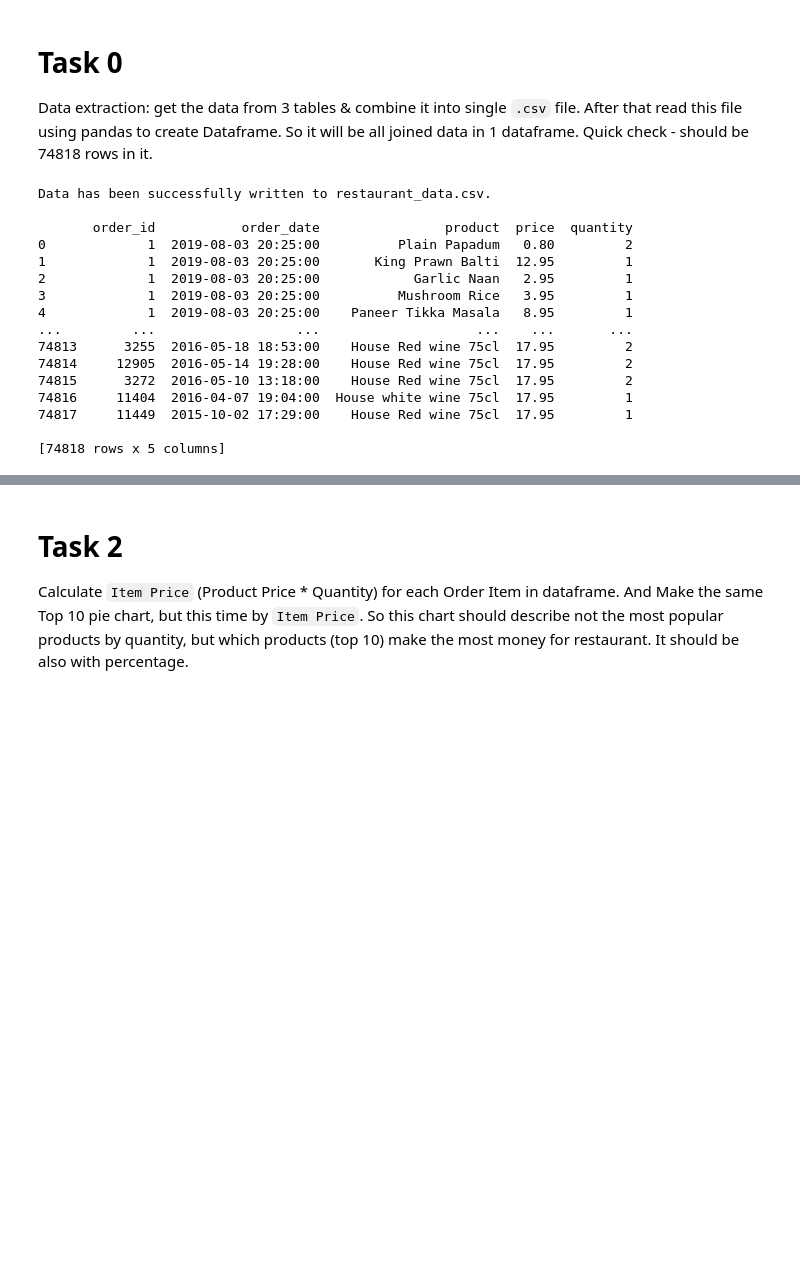
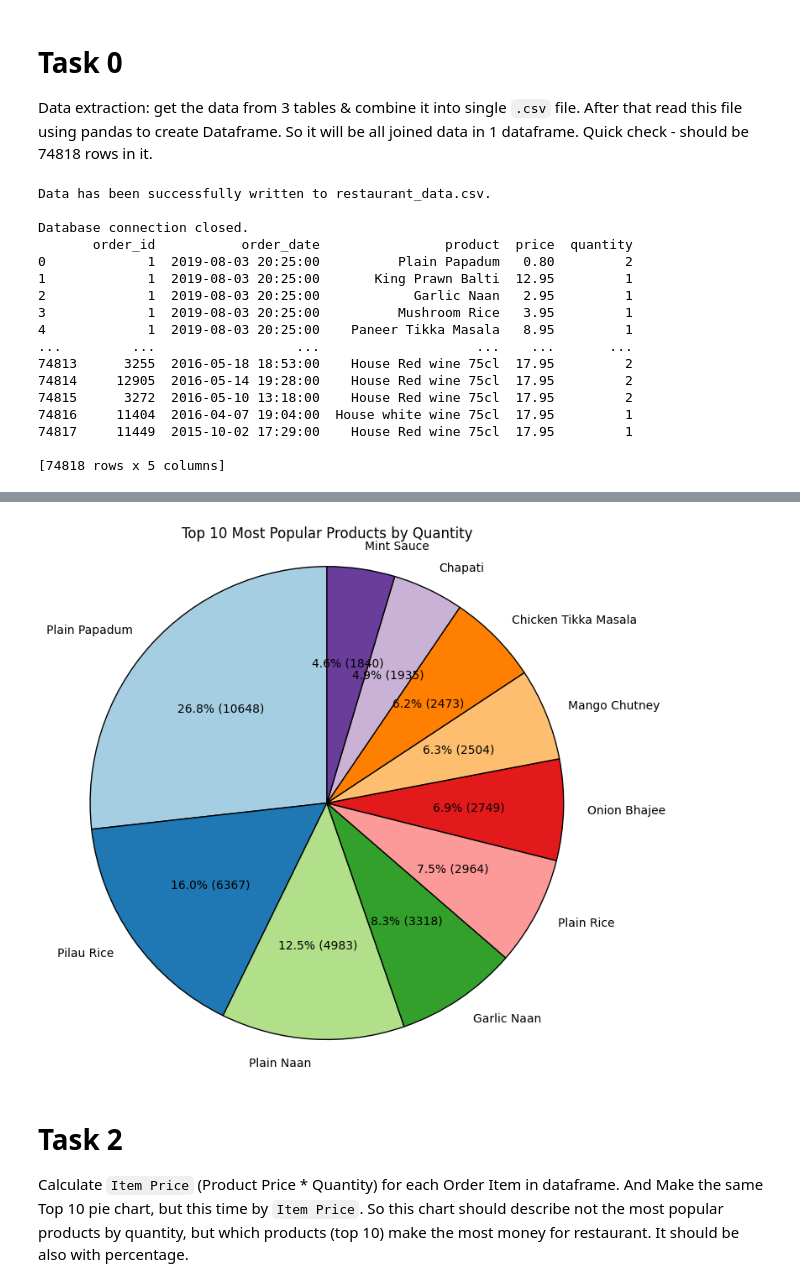
Before and after one commit to Sashkoooo/py-restaurant-data-analysis, a Jupyter notebook: app/main.ipynb, the cells around one changed output, grey strips where cells are left out. Cells and saved outputs as stored; diff of their text form; code cells hidden in the pictures; blank space fills up the shorter version.

```diff
--- a/app/main.ipynb
+++ b/app/main.ipynb
@@ -44,20 +45,29 @@ csv_file_path = base_dir/csv_file_name
 absolute_csv_file_path = csv_file_path.resolve()
 
 # Write the data to a CSV file
-with open(absolute_csv_file_path, "w", newline="", encoding="utf-8") as file:
-    writer = csv.writer(file)
-    writer.writerow(["order_id", "order_date", "product", "price", "quantity"])
-    writer.writerows(rows)
+try:
+    with open(absolute_csv_file_path, "w", newline="", encoding="utf-8") as file:
+        writer = csv.writer(file)
+        writer.writerow(["order_id", "order_date", "product", "price", "quantity"])
+        writer.writerows(rows)
 
-connection.close()
+    print(f"Data has been successfully written to {csv_file_name}.\n")
 
-print(f"Data has been successfully written to {csv_file_name}.\n")
+except Exception as e:
+    print(f"Error: Data wasn't written to {absolute_csv_file_path}.")
+    print(f"Exception: {e}")
+
+finally:
+    if connection:
+        connection.close()
+        print("Database connection closed.")
 
 data = pd.read_csv(absolute_csv_file_path)
 print(data)
 # %% [output]
 Data has been successfully written to restaurant_data.csv.
 
+Database connection closed.
        order_id           order_date                product  price  quantity
 0             1  2019-08-03 20:25:00          Plain Papadum   0.80         2
 1             1  2019-08-03 20:25:00       King Prawn Balti  12.95         1
@@ -85,3 +93,29 @@ Example:
+# %%
+products = data.groupby("product")["quantity"].sum().reset_index()
+products = products.sort_values(by="quantity", ascending=False)
+top_10_products = products.head(10)
+
+def autopct_format(pct: float, allvals: list) -> str:
+    """Function to show both percentage and quantity in the pie chart"""
+    absolute = int(round(pct/100.*sum(allvals)))
+    return "{:.1f}% ({:d})".format(pct, absolute)
+
+# Create a pie chart for the top 10 products
+plt.figure(figsize=(8, 8))
+plt.pie(
+    top_10_products["quantity"],
+    labels=top_10_products["product"],
+    autopct=lambda pct: autopct_format(pct, top_10_products["quantity"]),
+    startangle=90,
+    colors=plt.cm.Paired.colors,
+    wedgeprops={"edgecolor": "black"},
+)
+
+plt.axis("equal")
+plt.title("Top 10 Most Popular Products by Quantity")
+plt.show()
+# %% [output]
+[figure, added]
 # %% [markdown]
 # Task 2
 Calculate `Item Price` (Product Price * Quantity) for each Order Item in dataframe.
```
Also changed, not shown: parts of 2 cells of this notebook, 1 other file.
